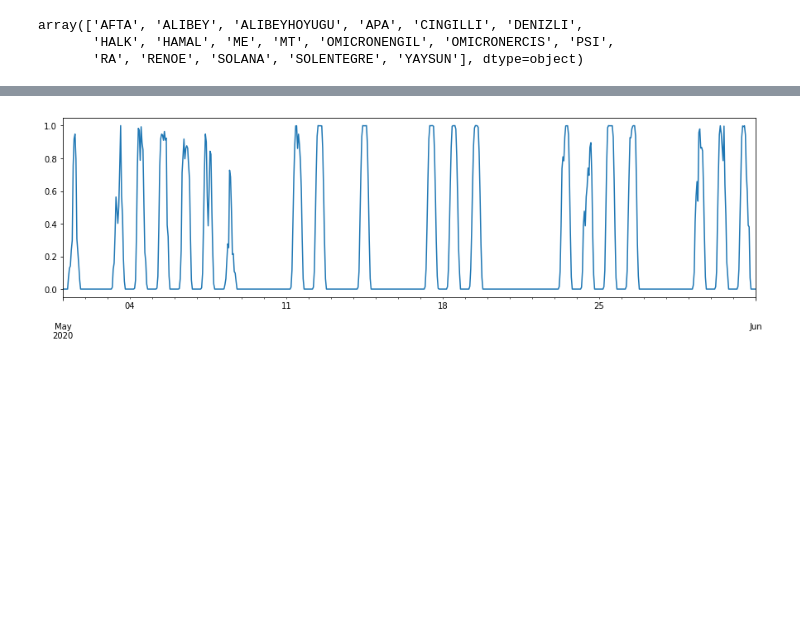
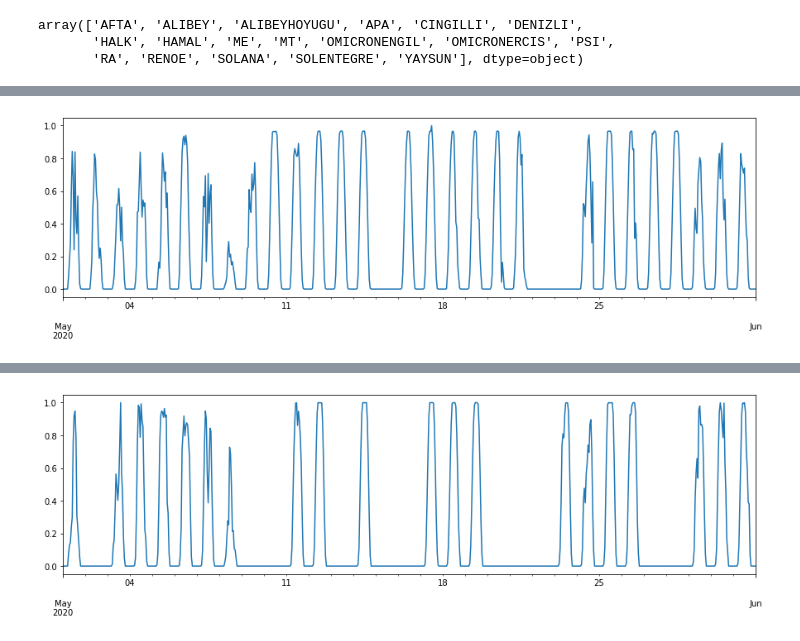
Before and after one commit to AhmetY21/GES, a Jupyter notebook: Güneş Üretim Vs Hava Durumu.ipynb, the cells around one changed output, grey strips where cells are left out. Saved outputs shown, nothing was run; the diff lists cells and outputs as text; code cells hidden in the pictures; blank space fills up the shorter version.

```diff
--- a/Güneş Üretim Vs Hava Durumu.ipynb
+++ b/Güneş Üretim Vs Hava Durumu.ipynb
@@ -95,0 +120,8 @@ def ges_ayar(df):
+# %%
+data_apa=data[data['GES']=='APA']
+train_start,train_stop=train_test(data_apa)
+data_apa=data_apa[train_start:train_stop]
+
+data_apa=ges_ayar(data_apa)
+# %% [output]
+[figure, added]
```
Also changed, not shown: parts of 37 cells of this notebook.
